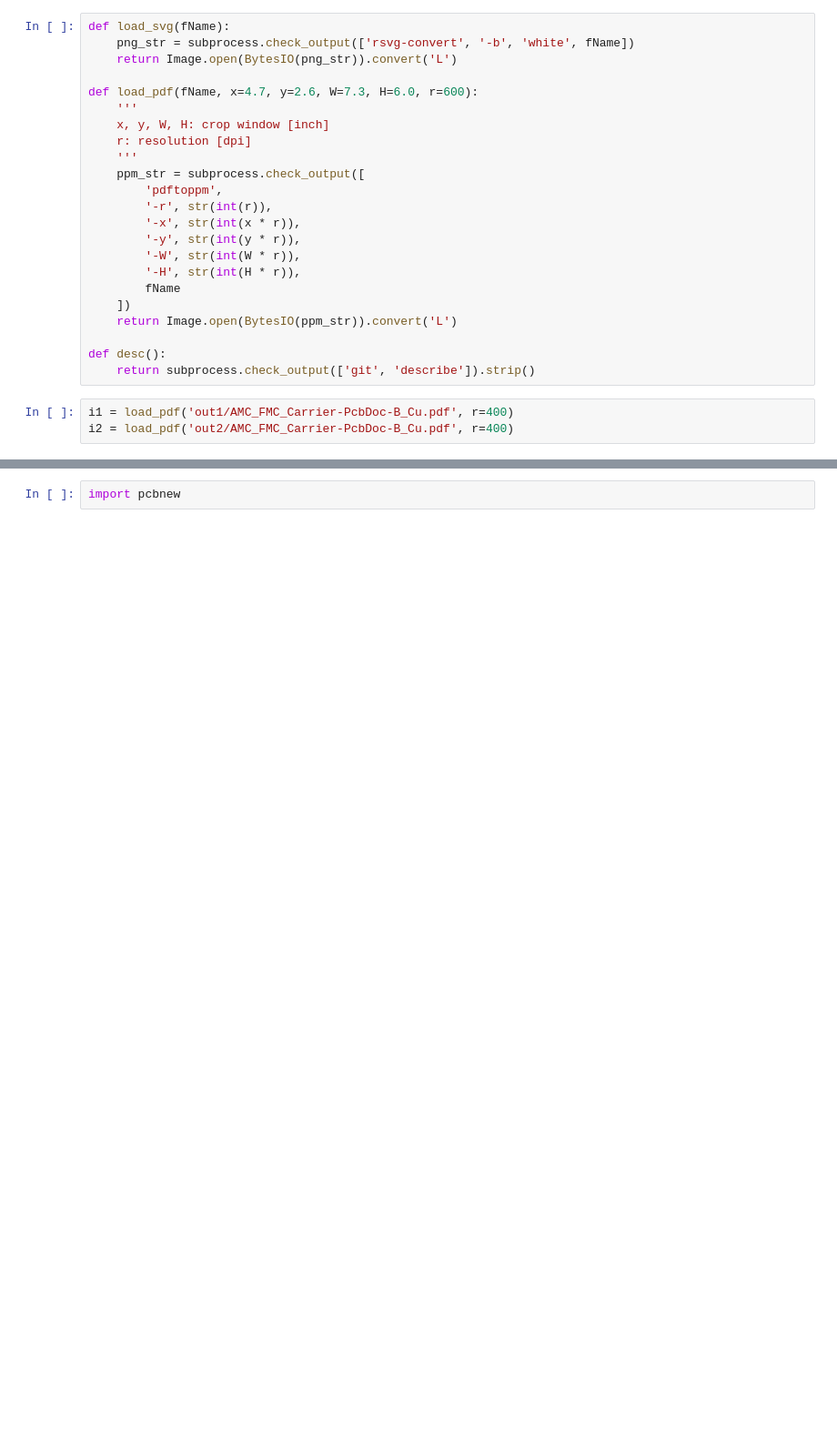
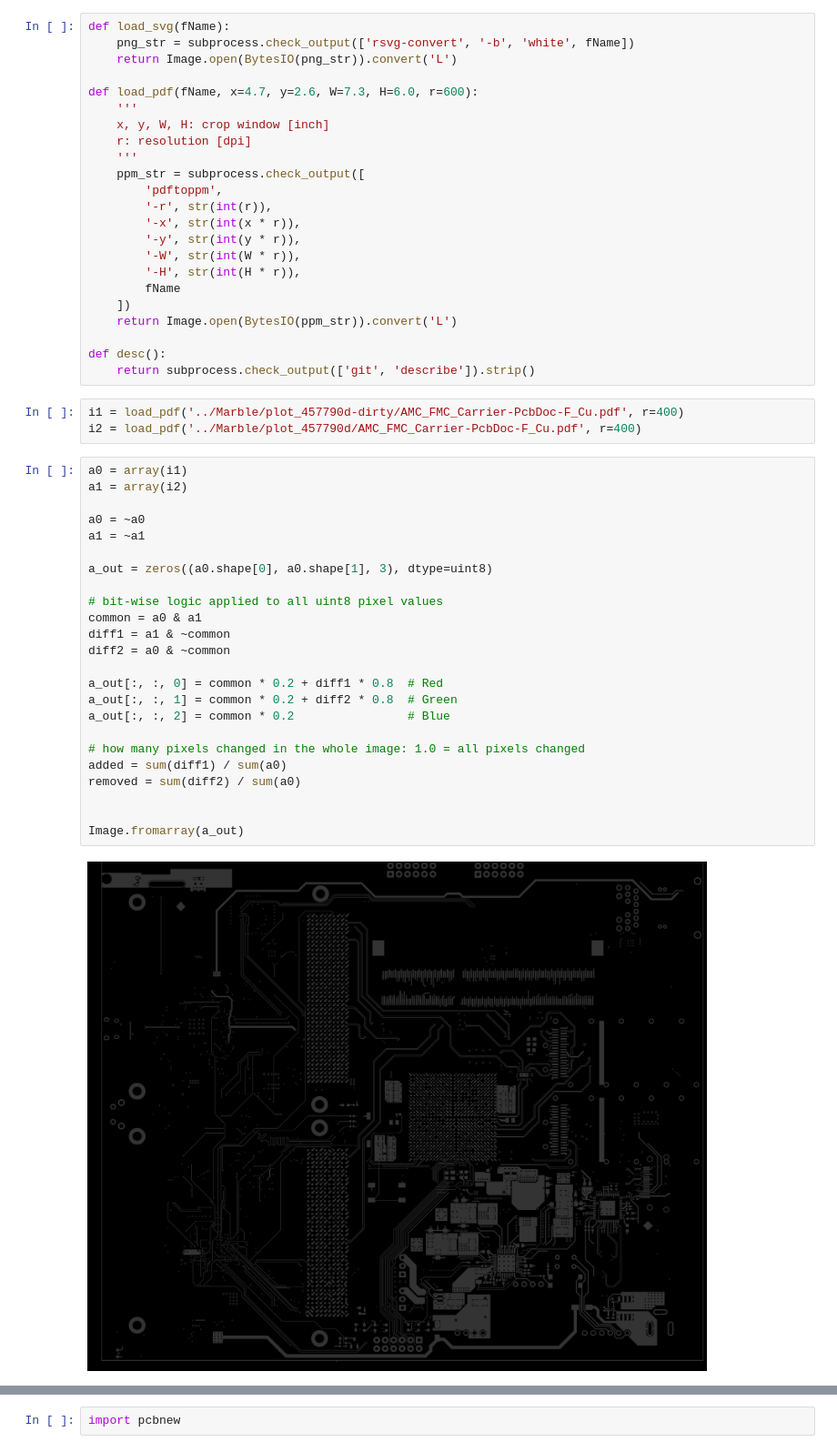
Before and after one commit to michael-betz/kiff, a Jupyter notebook: dev.ipynb, the cells around one changed output, grey strips where cells are left out. Shown at 91% size. Drawn from its saved outputs; the diff is of its cells as text; blank space fills up the shorter version.

```diff
--- a/dev.ipynb
+++ b/dev.ipynb
@@ -57,5 +61,31 @@ def load_pdf(fName, x=4.7, y=2.6, W=7.3, H=6.0, r=600):
 def desc():
     return subprocess.check_output(['git', 'describe']).strip()
 # %%
-i1 = load_pdf('out1/AMC_FMC_Carrier-PcbDoc-B_Cu.pdf', r=400)
-i2 = load_pdf('out2/AMC_FMC_Carrier-PcbDoc-B_Cu.pdf', r=400)
+i1 = load_pdf('../Marble/plot_457790d-dirty/AMC_FMC_Carrier-PcbDoc-F_Cu.pdf', r=400)
+i2 = load_pdf('../Marble/plot_457790d/AMC_FMC_Carrier-PcbDoc-F_Cu.pdf', r=400)
+# %%
+a0 = array(i1)
+a1 = array(i2)
+
+a0 = ~a0
+a1 = ~a1
+
+a_out = zeros((a0.shape[0], a0.shape[1], 3), dtype=uint8)
+
+# bit-wise logic applied to all uint8 pixel values
+common = a0 & a1
+diff1 = a1 & ~common
+diff2 = a0 & ~common
+
+a_out[:, :, 0] = common * 0.2 + diff1 * 0.8  # Red
+a_out[:, :, 1] = common * 0.2 + diff2 * 0.8  # Green
+a_out[:, :, 2] = common * 0.2                # Blue
+
+# how many pixels changed in the whole image: 1.0 = all pixels changed
+added = sum(diff1) / sum(a0)
+removed = sum(diff2) / sum(a0)
+
+
+Image.fromarray(a_out)
+# %% [output]
+[figure, added]
```
Also changed, not shown: parts of 7 cells of this notebook, 1 other file.
